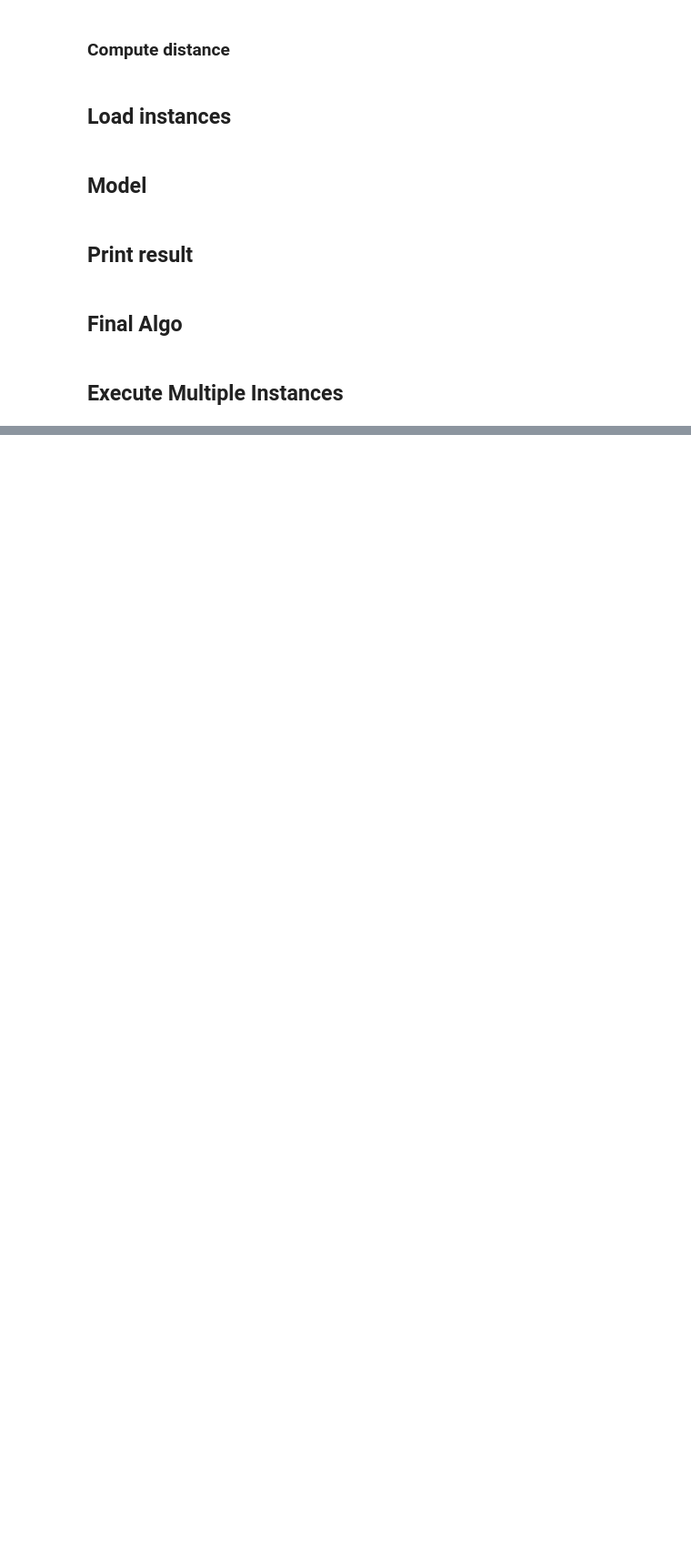
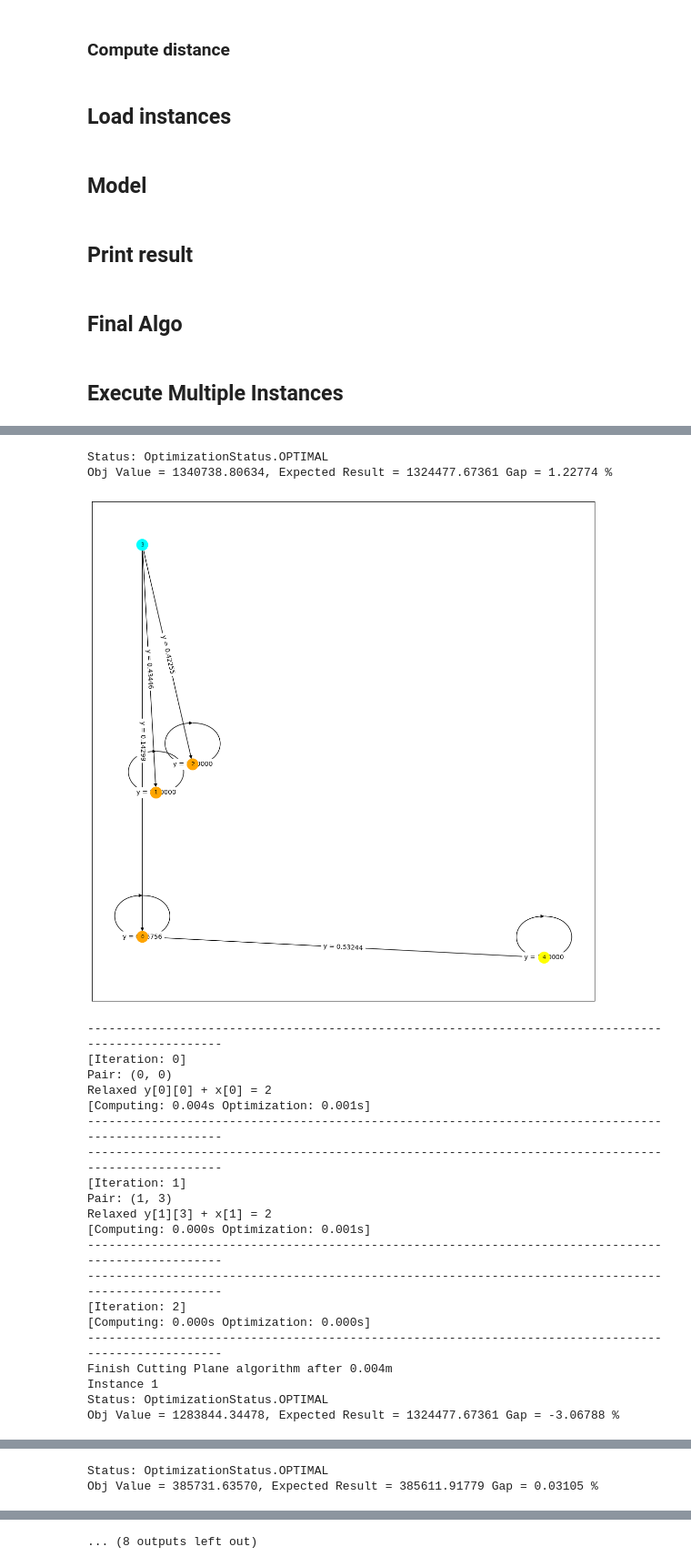
Before and after one commit to lorecampa/ProjectFOR_2022, a Jupyter notebook: biogas_location.ipynb, the cells around one changed output, grey strips where cells are left out. Shown at 91% size. Drawn from its saved outputs; the diff is of its cells as text; code cells hidden in the pictures; blank space fills up the shorter version.

```diff
--- a/biogas_location.ipynb
+++ b/biogas_location.ipynb
@@ -142,14 +141,23 @@ class Model:
         self.m.objective = mip.maximize(mip.xsum([self.z[i][j] * self.Q * self.b - self.y[i][j] * self.distances[i][j] for j in self.I for i in self.I]))
 
     def setupVariables(self):
-        self.x = [self.m.add_var(var_type = mip.INTEGER, lb= 0, ub=1) for i in self.I]
-        self.y = [[self.m.add_var(var_type = mip.INTEGER, lb=0, ub=1) for j in self.I] for i in self.I]
+        self.x = [self.m.add_var(var_type = mip.BINARY) for i in self.I]
+        self.y = [[self.m.add_var(var_type = mip.BINARY) for j in self.I] for i in self.I]
         self.z = [[self.m.add_var(lb = 0) for j in self.I] for i in self.I]
 
 
 
     def isOptimal(self):
         return self.m.status == mip.OptimizationStatus.OPTIMAL
+
+    def isModelInteger(self):
+        for i in self.I:
+            if (self.x[i].x > eps and self.x[i].x < 1 - eps):
+                return False;
+            for j in self.I:
+                if (self.y[i][j].x > eps and self.y[i][j].x < 1 - eps):
+                    return False;
+        return True
 
 
     def setupConstraint(self):
@@ -376,7 +390,7 @@ def solve(data):
 def executeMultipleInstances(inst_ids):
     downloadInstances(inst_ids)
 
-    headers = ['inst_id', 'obj_value', 'expected_obj_value', 'gap']
+    headers = ['inst_id', 'obj_value', 'expected_obj_value', 'gap', 'integer']
     results = {header: [] for header in headers}
 
     for inst_id in sorted(inst_ids):
@@ -396,10 +410,12 @@ def executeMultipleInstances(inst_ids):
         else:
             results['expected_obj_value'].append(f'{expected_result:.5f}')
 
+        results['integer'].append(model.isModelInteger())
+
         log(f'Instance {inst_id}')
         print_model(model, expected_result, relaxed_obj_value)
 
     csv_file_results = open('results.csv', 'w')
     df = pd.DataFrame(results)
-    csv_file_results.write(df.to_csv(header=headers))
+    csv_file_results.write(df.to_csv(header=headers, index=False))
     csv_file_results.close()
@@ -406,3 +424,29 @@ def executeMultipleInstances(inst_ids):
 # %%
-ids = [i for i in range(1, 2)]
+l = 1
+u = 5
+ids = [i for i in range(l, u + 1)]
 executeMultipleInstances(ids)
+# %% [output]
+Status: OptimizationStatus.OPTIMAL
+Obj Value = 1340738.80634, Expected Result = 1324477.67361 Gap = 1.22774 %
+[figure, added]
+----------------------------------------------------------------------------------------------------
+[Iteration: 0]
+Pair: (0, 0)
+Relaxed y[0][0] + x[0] = 2
+[Computing: 0.004s Optimization: 0.001s]
+----------------------------------------------------------------------------------------------------
+----------------------------------------------------------------------------------------------------
+[Iteration: 1]
+Pair: (1, 3)
+Relaxed y[1][3] + x[1] = 2
+[Computing: 0.000s Optimization: 0.001s]
+----------------------------------------------------------------------------------------------------
+----------------------------------------------------------------------------------------------------
+[Iteration: 2]
+[Computing: 0.000s Optimization: 0.000s]
+----------------------------------------------------------------------------------------------------
+Finish Cutting Plane algorithm after 0.004m
+Instance 1
+Status: OptimizationStatus.OPTIMAL
+Obj Value = 1283844.34478, Expected Result = 1324477.67361 Gap = -3.06788 %
@@ -408,0 +454,2 @@ executeMultipleInstances(ids)
+Status: OptimizationStatus.OPTIMAL
+Obj Value = 385731.63570, Expected Result = 385611.91779 Gap = 0.03105 %
@@ -408,0 +496 @@ executeMultipleInstances(ids)
+... (8 outputs left out)
```
Also changed, not shown: parts of 5 cells of this notebook, 6 other files.
